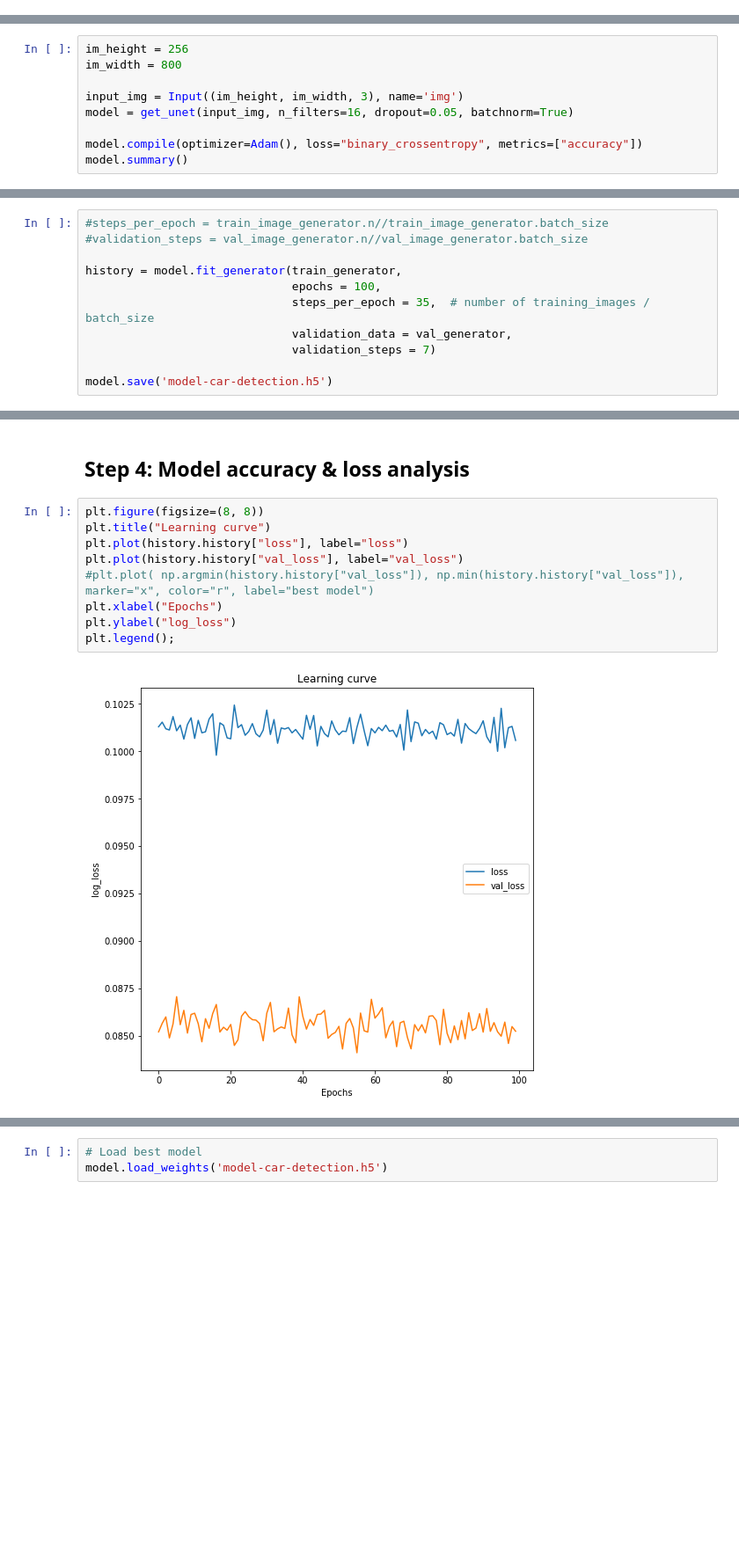
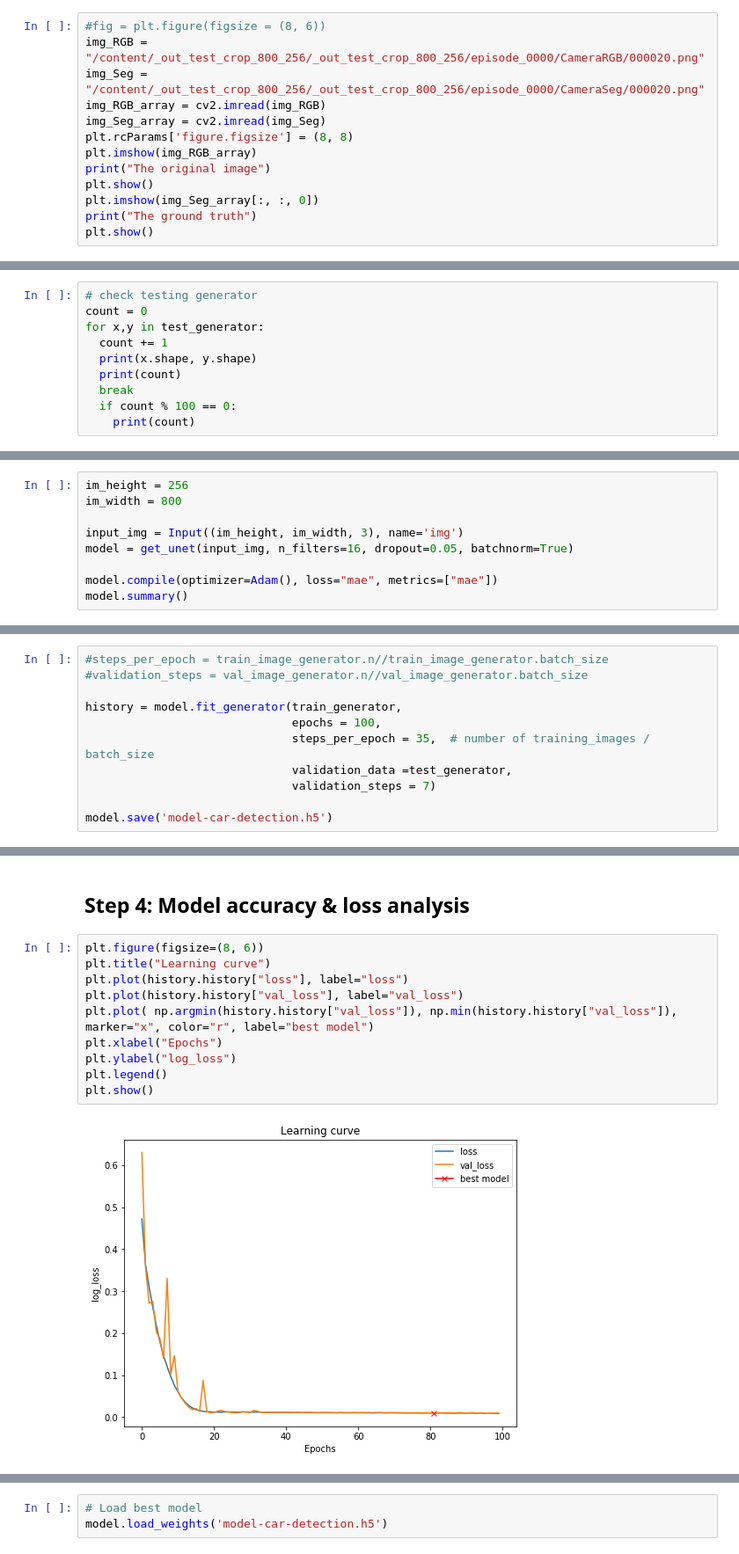
Before and after one commit to xslittlemaggie/Deep-Learning-Projects, a Jupyter notebook: Objection (car)_Detection & Segmentation.ipynb, the cells around one changed output, grey strips where cells are left out. Shown at 88% size. Saved outputs shown, nothing was run; the diff lists cells and outputs as text; blank space fills up the shorter version.

```diff
--- a/Objection (car)_Detection & Segmentation.ipynb
+++ b/Objection (car)_Detection & Segmentation.ipynb
@@ -289,0 +57,13 @@ plt.imshow(tmp)
+# %%
+#fig = plt.figure(figsize = (8, 6))
+img_RGB = "/content/_out_test_crop_800_256/_out_test_crop_800_256/episode_0000/CameraRGB/000020.png"
+img_Seg = "/content/_out_test_crop_800_256/_out_test_crop_800_256/episode_0000/CameraSeg/000020.png"
+img_RGB_array = cv2.imread(img_RGB)
+img_Seg_array = cv2.imread(img_Seg)
+plt.rcParams['figure.figsize'] = (8, 8)
+plt.imshow(img_RGB_array)
+print("The original image")
+plt.show()
+plt.imshow(img_Seg_array[:, :, 0])
+print("The ground truth")
+plt.show()
@@ -289,0 +308,10 @@ plt.imshow(tmp)
+# %%
+# check testing generator
+count = 0
+for x,y in test_generator:
+  count += 1
+  print(x.shape, y.shape)
+  print(count)
+  break
+  if count % 100 == 0:
+    print(count)
@@ -400,6 +428,6 @@ im_width = 800
 input_img = Input((im_height, im_width, 3), name='img')
 model = get_unet(input_img, n_filters=16, dropout=0.05, batchnorm=True)
 
-model.compile(optimizer=Adam(), loss="binary_crossentropy", metrics=["accuracy"])
+model.compile(optimizer=Adam(), loss="mae", metrics=["mae"])
 model.summary()
 # %% [output]
@@ -439,7 +469,7 @@ callbacks = [
 history = model.fit_generator(train_generator,
                               epochs = 100,
                               steps_per_epoch = 35,  # number of training_images / batch_size
-                              validation_data = val_generator,
+                              validation_data =test_generator,
                               validation_steps = 7)
 
 model.save('model-car-detection.h5')
@@ -464,13 +494,14 @@ Epoch 100/100
 # %% [markdown]
 ## Step 4: Model accuracy & loss analysis
 # %%
-plt.figure(figsize=(8, 8))
+plt.figure(figsize=(8, 6))
 plt.title("Learning curve")
 plt.plot(history.history["loss"], label="loss")
 plt.plot(history.history["val_loss"], label="val_loss")
-#plt.plot( np.argmin(history.history["val_loss"]), np.min(history.history["val_loss"]), marker="x", color="r", label="best model")
+plt.plot( np.argmin(history.history["val_loss"]), np.min(history.history["val_loss"]), marker="x", color="r", label="best model")
 plt.xlabel("Epochs")
 plt.ylabel("log_loss")
-plt.legend();
+plt.legend()
+plt.show()
 # %% [output]
-[figure, old version]
+[figure, new version]
```
Also changed, not shown: parts of 58 cells of this notebook.
